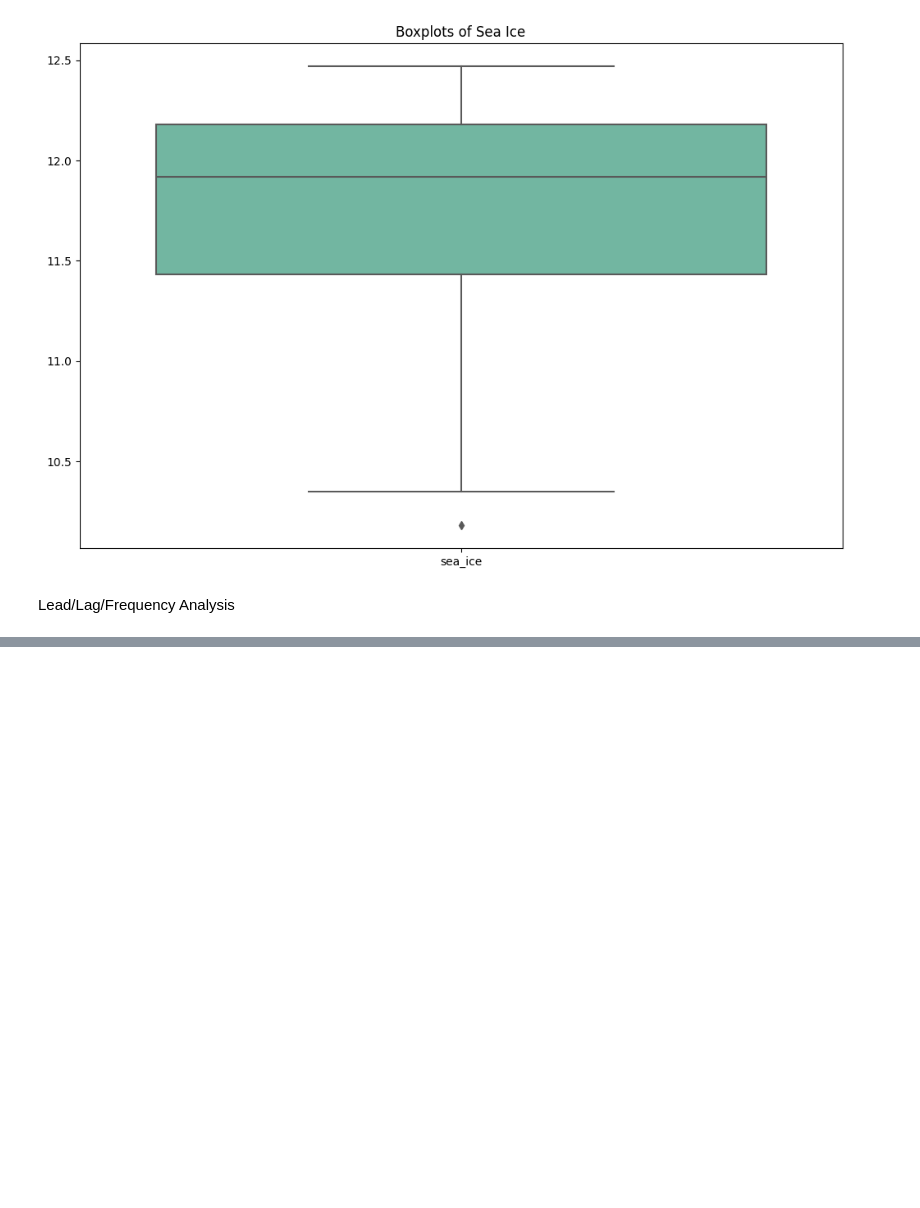
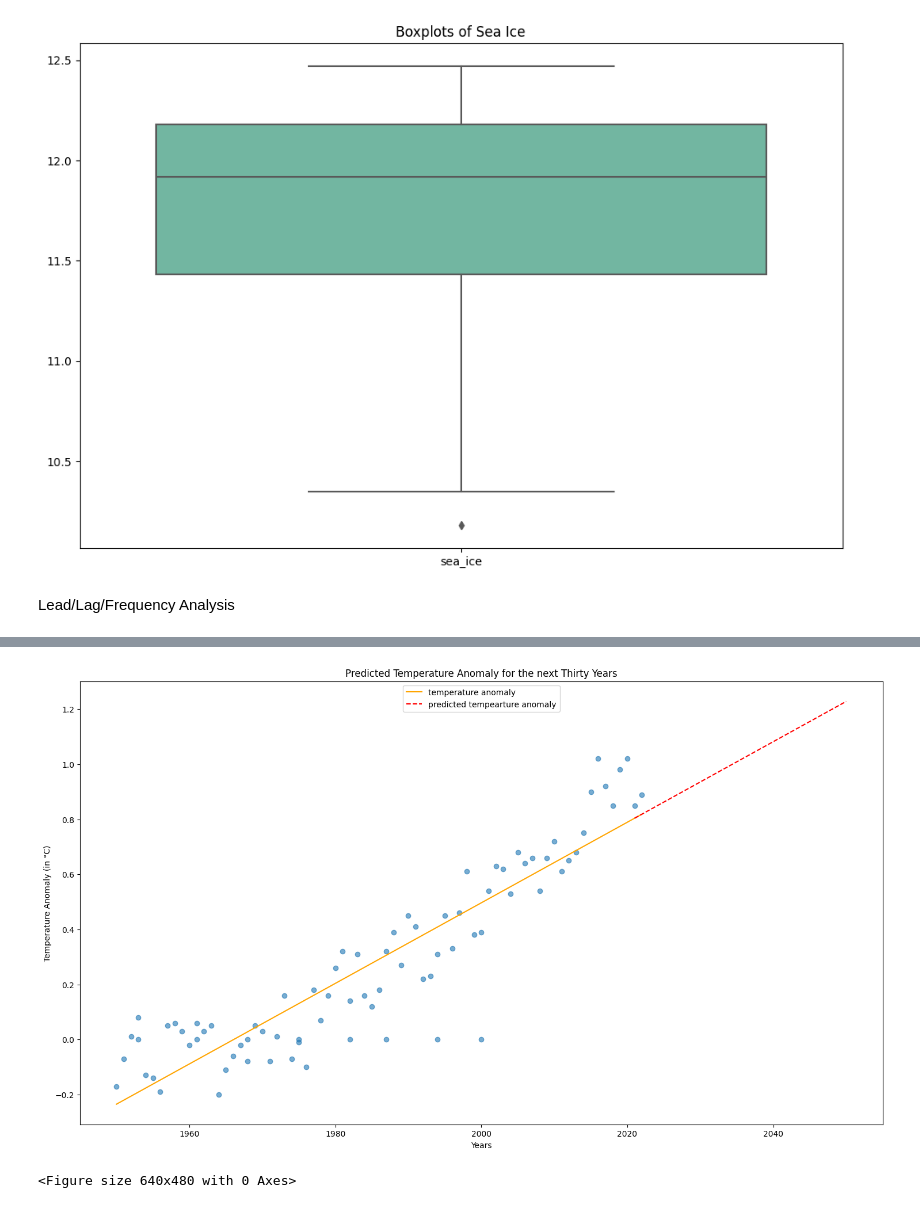
Before and after one commit to rachel-king4/PfDA_Assignment_2, a Jupyter notebook: pfda_assignment_2.ipynb, the cells around one changed output, grey strips where cells are left out. Cells and saved outputs as stored; diff of their text form; code cells hidden in the pictures; blank space fills up the shorter version.

```diff
--- a/pfda_assignment_2.ipynb
+++ b/pfda_assignment_2.ipynb
@@ -713,0 +640,19 @@ array([548.88748672])
+# %%
+predicted_data = lr.predict(np.array([2021, 2022, 2023, 2024, 2025, 2026, 2027, 2028, 2029, 2030, 2031, 2032, 2033, 2034, 2035, 2036, 2037, 2038, 2039, 2040,
+                           2041, 2042, 2043, 2044, 2045, 2046, 2047, 2048, 2049, 2050]).reshape(-1,1)) # temp anomaly prediction for 2021 to 2050
+
+years_list = list(range(2021, 2051))
+# %%
+plt.figure(figsize=(18,10))
+plt.scatter(X, y, alpha=0.6)
+plt.plot(X, y_pred, color="orange", label="temperature anomaly")
+plt.plot(years_list, predicted_data, color="red", linestyle="dashed", label="predicted tempearture anomaly")
+plt.xlabel('Years')
+plt.ylabel('Temperature Anomaly (in °C)')
+plt.legend(loc='upper center')
+plt.title("Predicted Temperature Anomaly for the next Thirty Years")
+plt.show()
+plt.clf()
+# %% [output]
+[figure, added]
+<Figure size 640x480 with 0 Axes>
```
Also changed, not shown: parts of 27 cells of this notebook, 3 other files.
